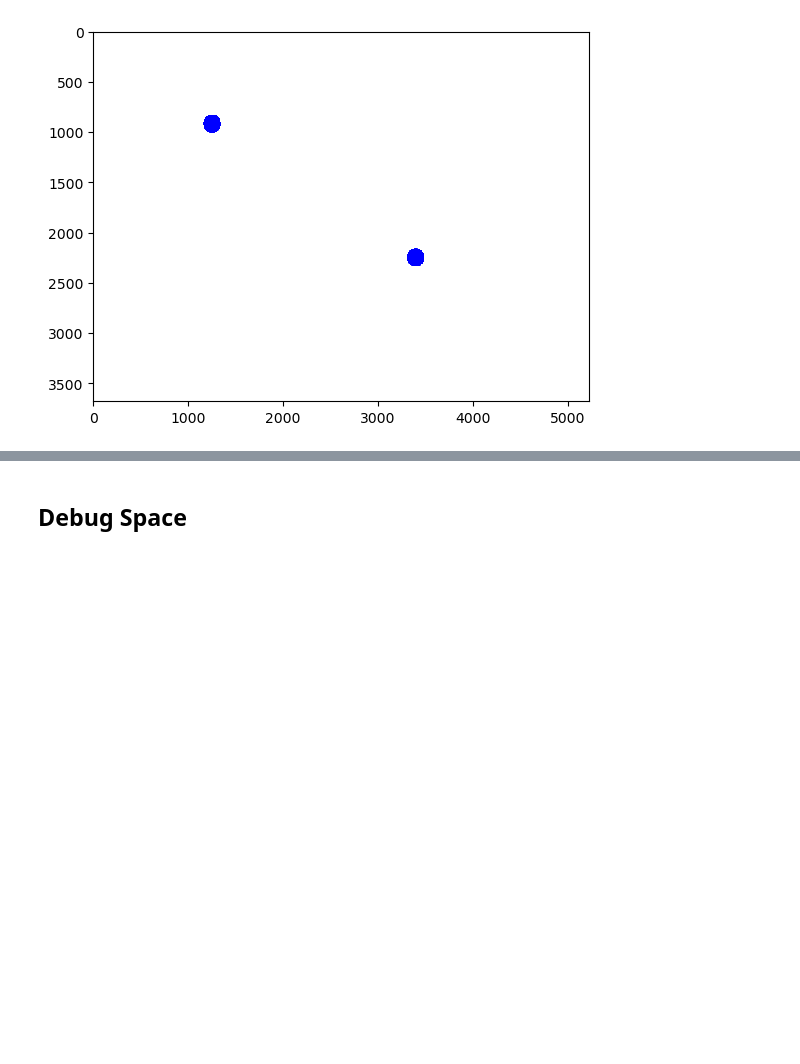
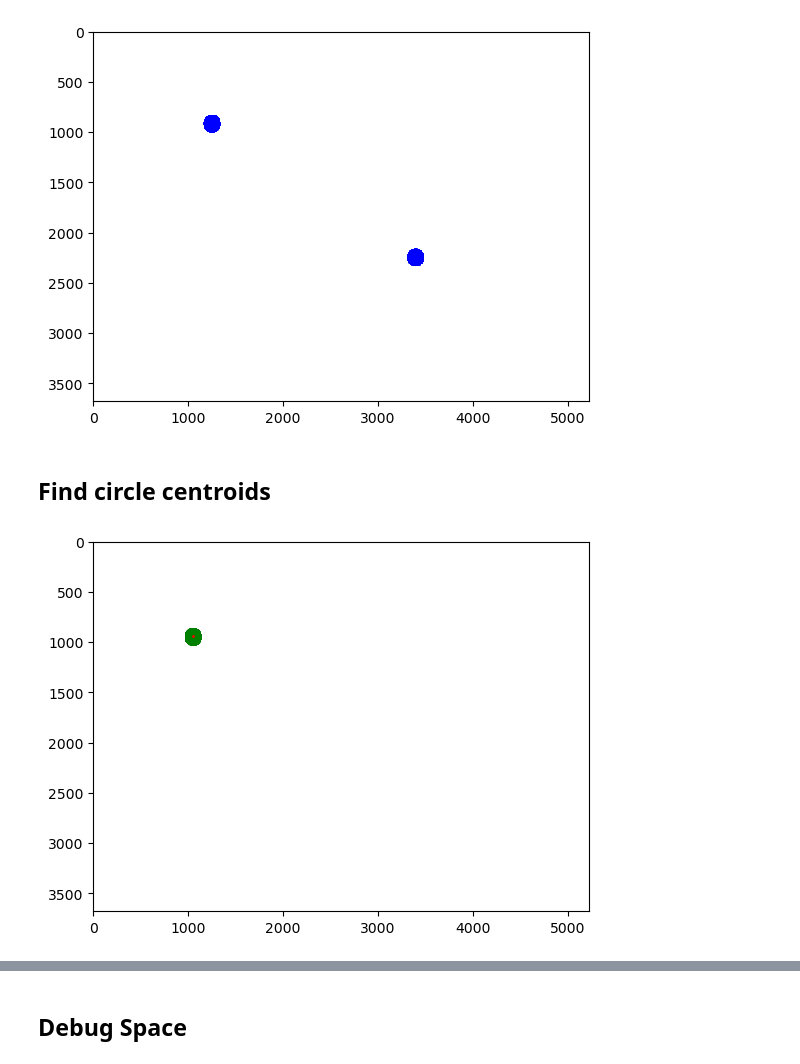
Before and after one commit to sunfanyi/Interactive-Ackermann-steering-model-car-game, a Jupyter notebook: inspect_map.ipynb, the cells around one changed output, grey strips where cells are left out. Saved outputs shown, nothing was run; the diff lists cells and outputs as text; code cells hidden in the pictures; blank space fills up the shorter version.

```diff
--- a/inspect_map.ipynb
+++ b/inspect_map.ipynb
@@ -54,3 +54,16 @@ plt.show()
 [figure]
 [figure]
 [figure]
+# %% [markdown]
+## Find circle centroids
+# %%
+center = np.mean(G_coords, axis=0)
+
+plt.scatter(G_coords[:, 0], G_coords[:, 1], c='g', s=1, linewidth=1)
+plt.xlim([0, img.shape[1]])
+plt.ylim([img.shape[0], 0])
+
+plt.scatter(center[0], center[1], c='r', s=1, linewidth=1)
+plt.show()
+# %% [output]
+[figure, added]
```
Also changed, not shown: parts of 4 cells of this notebook, 3 other files.
